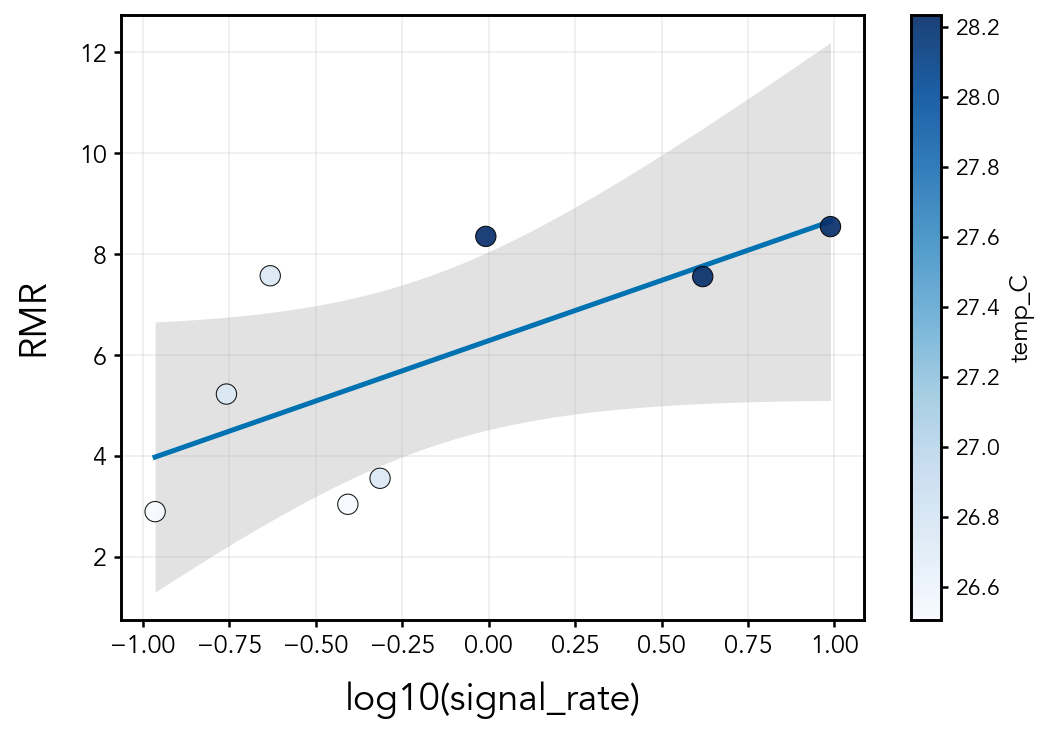
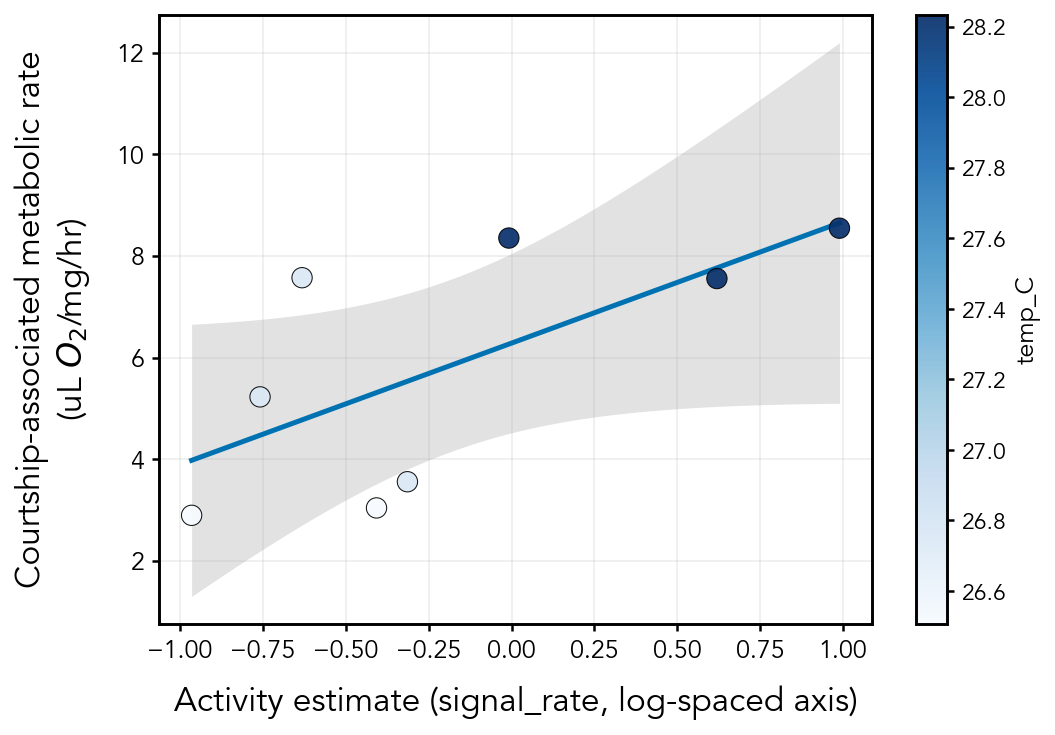
Unified diff of the notebook cell whose output changed from the first chart to the second:
--- before
+++ after
@@ -53,8 +53,11 @@
         ax_temp.plot(x_line, y_line, color=DARK_BLUE, linewidth=2.4, zorder=2)
 
-        ax_temp.set_xlabel('log10(signal_rate)', fontsize=18, labelpad=10)
-        ax_temp.set_ylabel('RMR', fontsize=18, labelpad=12)
+        ax_temp.set_xlabel('Activity estimate (signal_rate, log-spaced axis)', fontsize=16, labelpad=10)
+        ax_temp.set_ylabel('Courtship-associated metabolic rate\n(uL $O_2$/mg/hr)', fontsize=16, labelpad=12)
+        #ax_temp.set_xlabel('log10(signal_rate)', fontsize=18, labelpad=10)
+        #ax_temp.set_ylabel('RMR', fontsize=18, labelpad=12)
         ax_temp.tick_params(axis='both', labelsize=12)
         ax_temp.grid(True, linestyle='-', alpha=0.22)
+        
 
         cbar = fig_temp.colorbar(scatter, ax=ax_temp)

Commit: Cleaning up repo and moving many files to "archive"